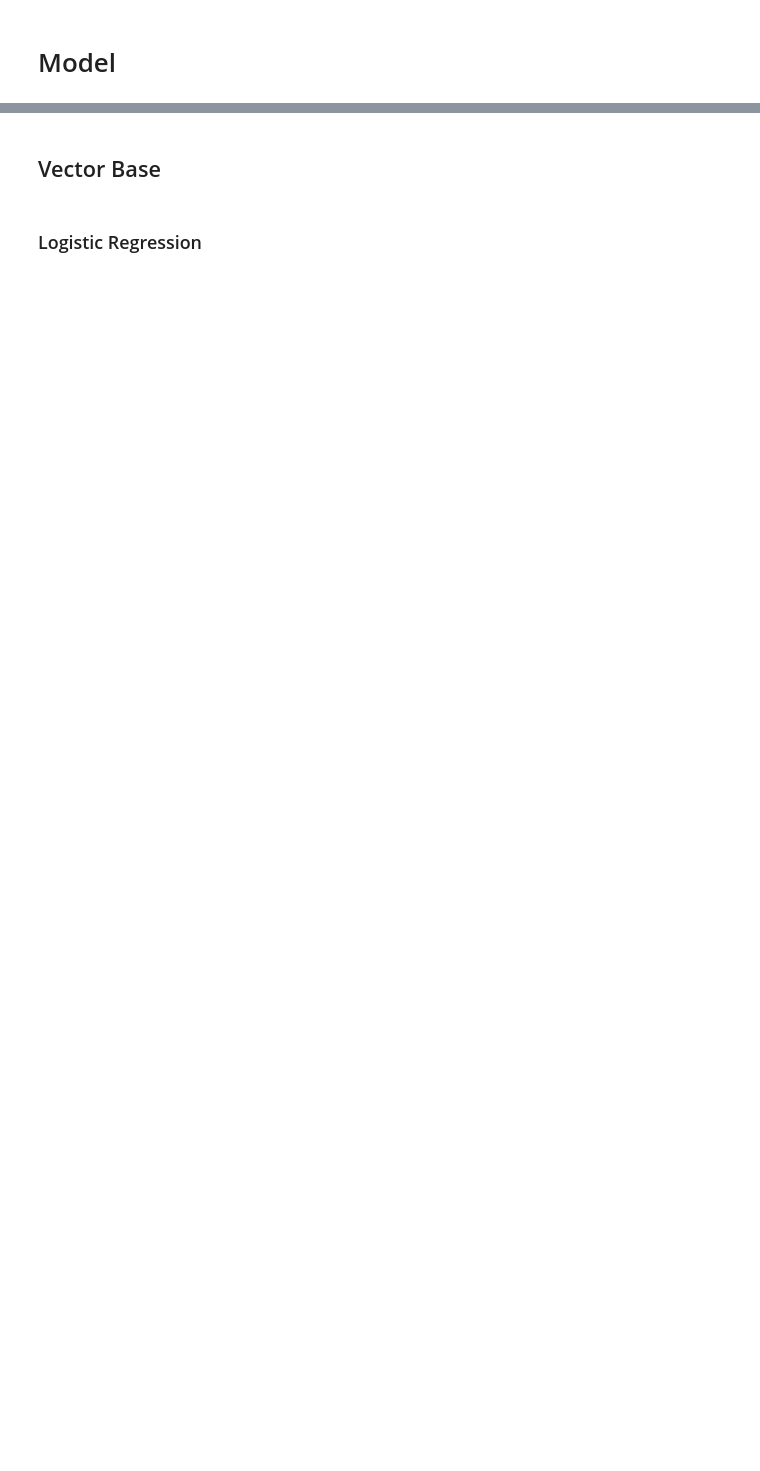
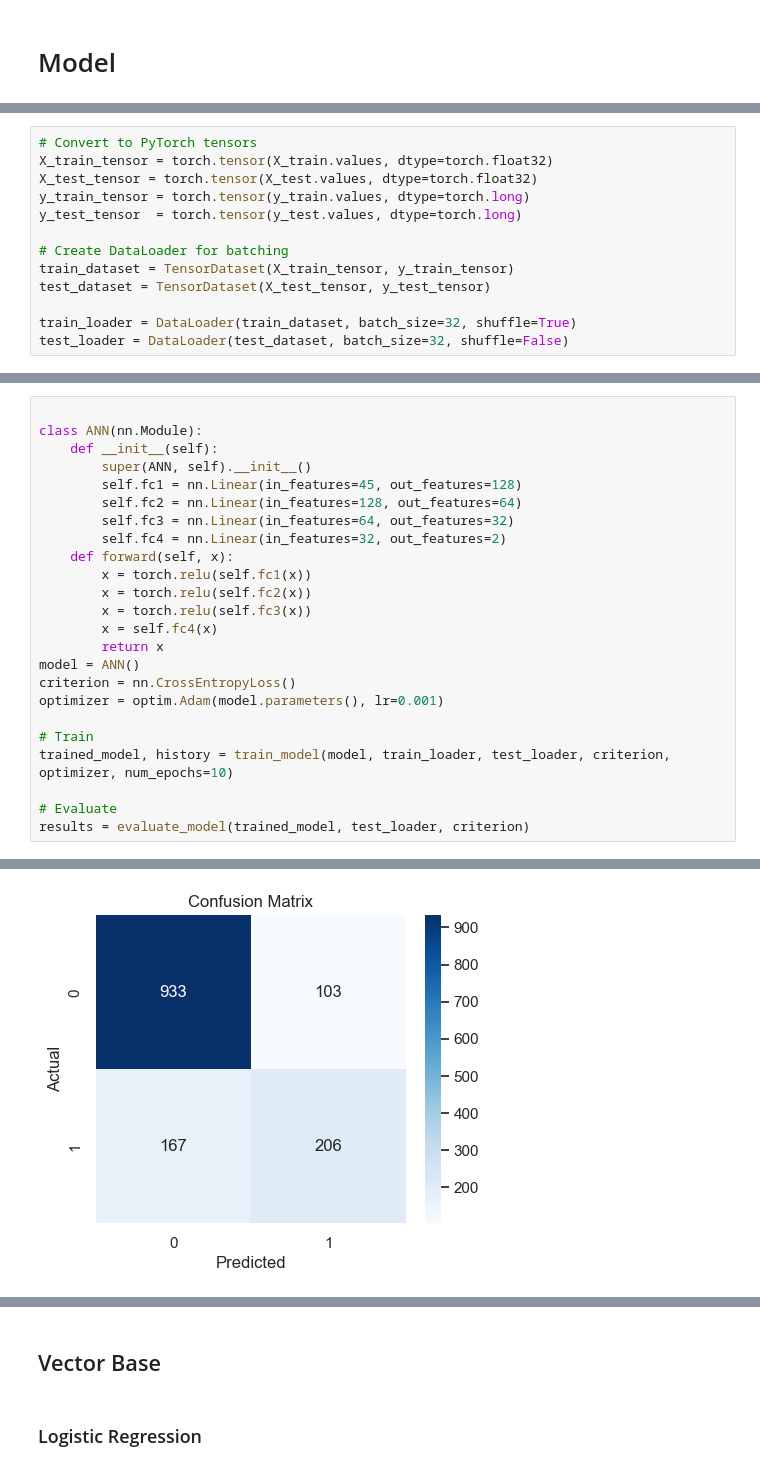
Before and after one commit to BBamkorphai/Telco-Churn-Prediction-Model-Intro-to-ML-and-DL-Project-, a Jupyter notebook: 03_Model.ipynb, the cells around one changed output, grey strips where cells are left out. Cells and saved outputs as stored; diff of their text form; blank space fills up the shorter version.

Commit message:
Finish all model

```diff
--- a/03_Model.ipynb
+++ b/03_Model.ipynb
@@ -165,0 +169,13 @@ def model_automating_Hyperparamrter(trial, x_train, y_train, x_test, y_test, tre
+# %%
+# Convert to PyTorch tensors
+X_train_tensor = torch.tensor(X_train.values, dtype=torch.float32)
+X_test_tensor = torch.tensor(X_test.values, dtype=torch.float32)
+y_train_tensor = torch.tensor(y_train.values, dtype=torch.long)
+y_test_tensor  = torch.tensor(y_test.values, dtype=torch.long)
+
+# Create DataLoader for batching
+train_dataset = TensorDataset(X_train_tensor, y_train_tensor)
+test_dataset = TensorDataset(X_test_tensor, y_test_tensor)
+
+train_loader = DataLoader(train_dataset, batch_size=32, shuffle=True)
+test_loader = DataLoader(test_dataset, batch_size=32, shuffle=False)
@@ -165,0 +313,25 @@ def model_automating_Hyperparamrter(trial, x_train, y_train, x_test, y_test, tre
+# %%
+
+class ANN(nn.Module):
+    def __init__(self):
+        super(ANN, self).__init__()
+        self.fc1 = nn.Linear(in_features=45, out_features=128)
+        self.fc2 = nn.Linear(in_features=128, out_features=64)
+        self.fc3 = nn.Linear(in_features=64, out_features=32)
+        self.fc4 = nn.Linear(in_features=32, out_features=2)
+    def forward(self, x):
+        x = torch.relu(self.fc1(x))
+        x = torch.relu(self.fc2(x))
+        x = torch.relu(self.fc3(x))
+        x = self.fc4(x)
+        return x
+model = ANN()
+criterion = nn.CrossEntropyLoss()
+optimizer = optim.Adam(model.parameters(), lr=0.001)
+
+# Train
+trained_model, history = train_model(model, train_loader, test_loader, criterion, optimizer, num_epochs=10)
+
+# Evaluate
+results = evaluate_model(trained_model, test_loader, criterion)
+# %% [output]
@@ -165,0 +349 @@ def model_automating_Hyperparamrter(trial, x_train, y_train, x_test, y_test, tre
+[figure, added]
```
Also changed, not shown: parts of 64 cells of this notebook, 5 other files.
